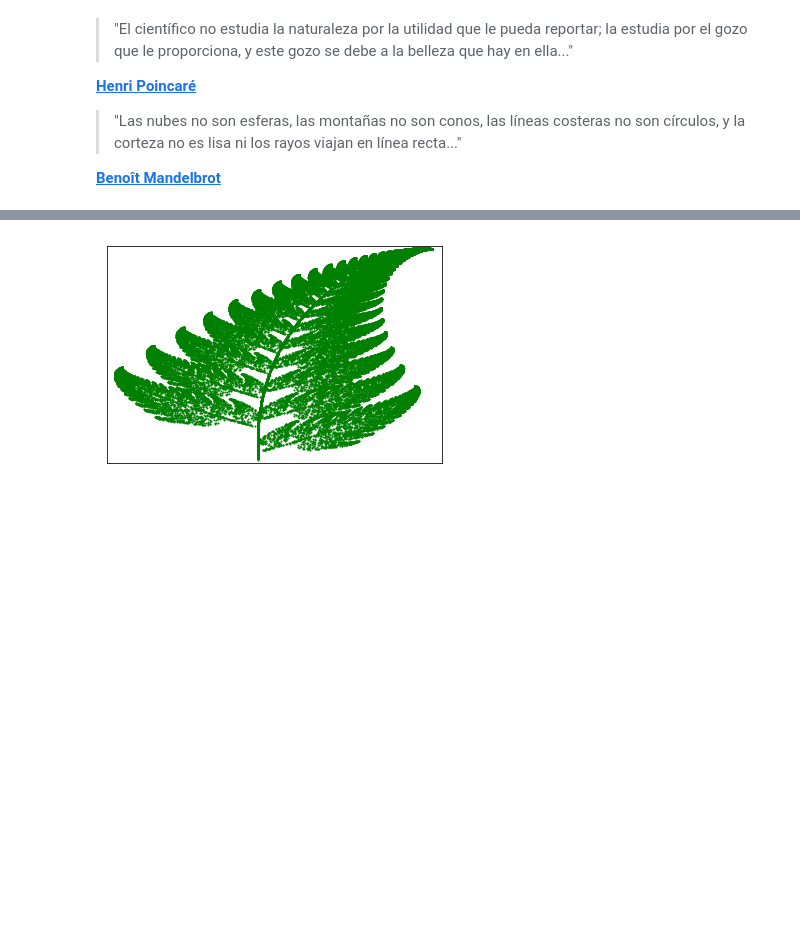
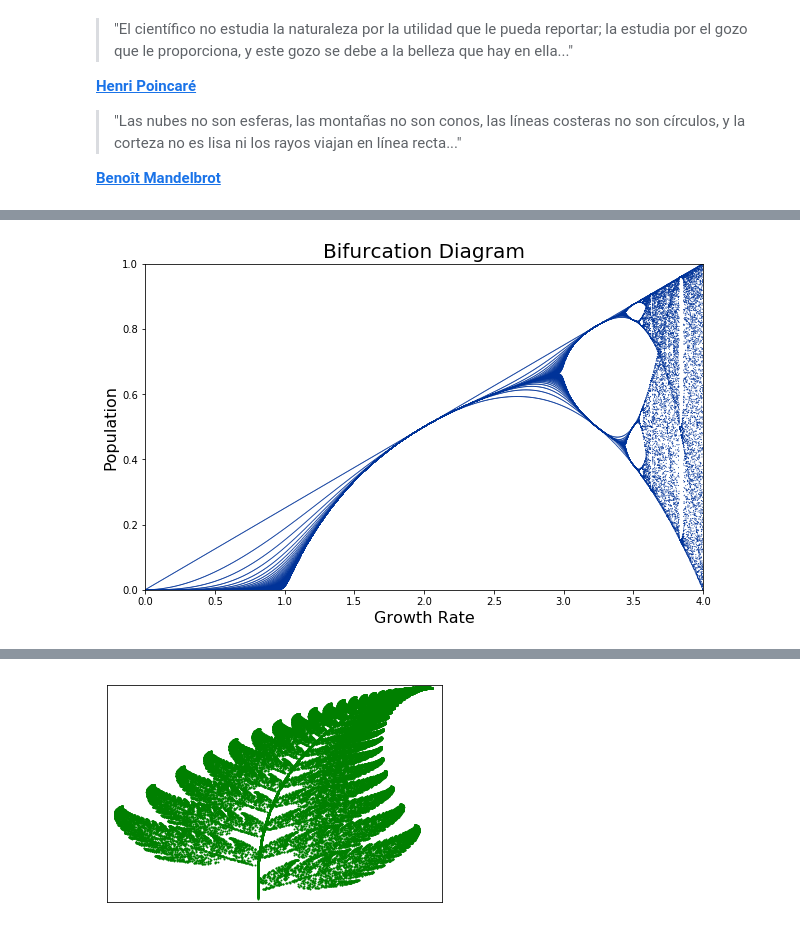
Before and after one commit to relopezbriega/blog, a Jupyter notebook: content/notebooks/pyComplexity.ipynb, the cells around one changed output, grey strips where cells are left out. Saved outputs shown, nothing was run; the diff lists cells and outputs as text; code cells hidden in the pictures; blank space fills up the shorter version.

```diff
--- a/content/notebooks/pyComplexity.ipynb
+++ b/content/notebooks/pyComplexity.ipynb
@@ -74,0 +112,6 @@ import matplotlib.pyplot as plt
+# %%
+# run the model for 100 generations across 1000 growth rate steps from 0 to 4 then plot the bifurcation diagram
+pops = simulate(num_gens=100, rate_min=0, rate_max=4, num_rates=1000, num_discard=1)
+bifurcation_plot(pops, filename='logistic-map-bifurcation-0')
+# %% [output]
+[figure, added]
```
Also changed, not shown: parts of 11 cells of this notebook, 5 other files.
